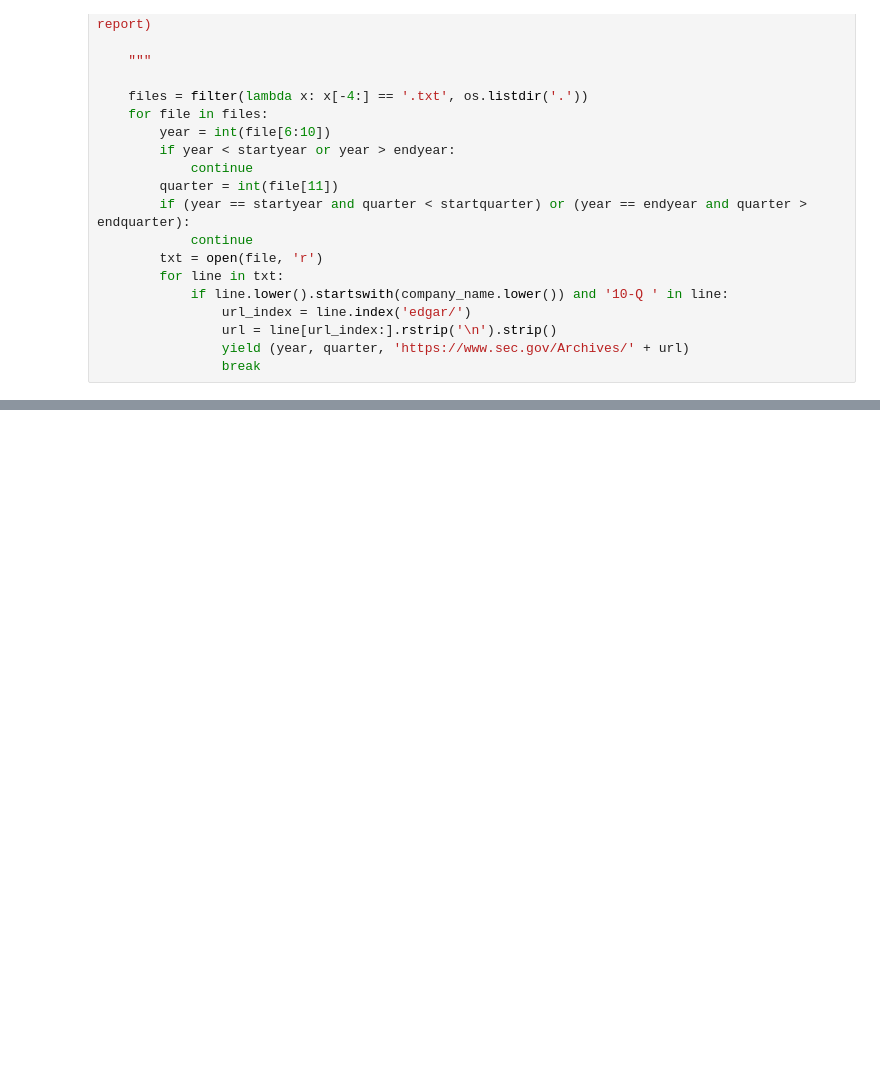
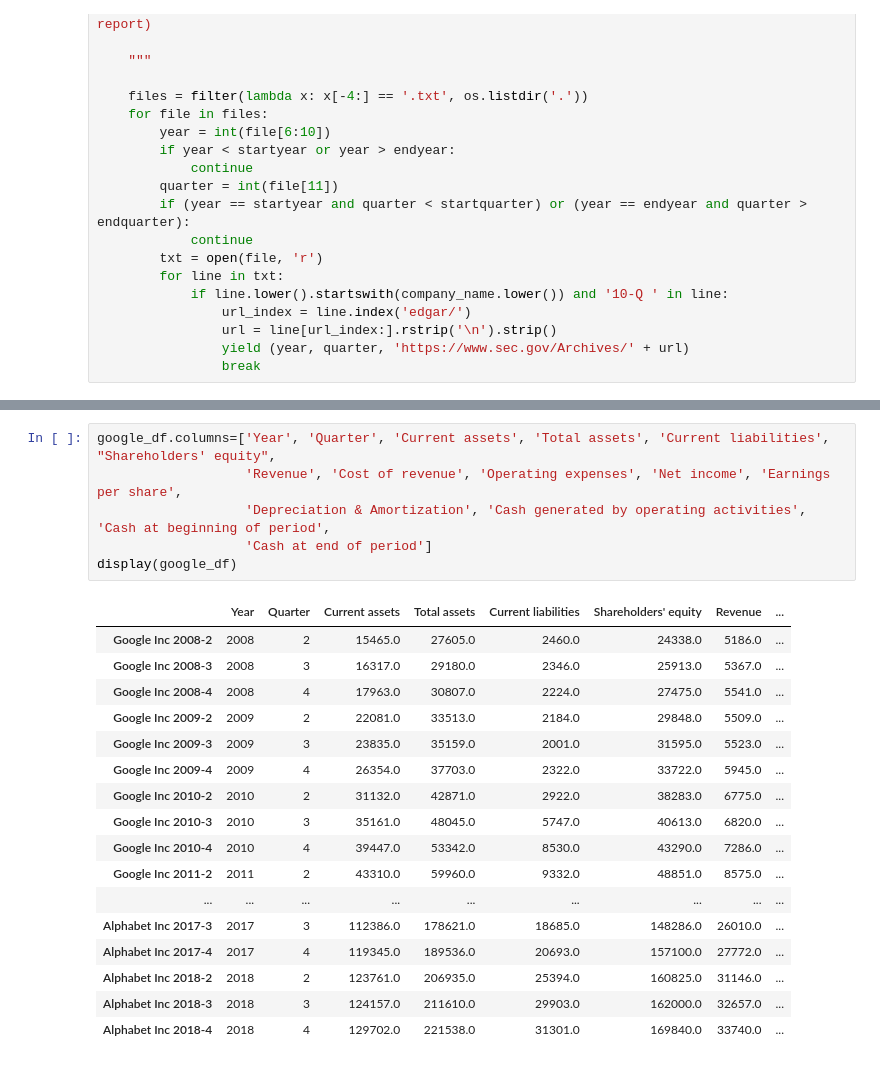
Before and after one commit to caseyhuhu/Capstone-Project, a Jupyter notebook: Data Scraper.ipynb, the cells around one changed output, grey strips where cells are left out. Drawn from its saved outputs; the diff is of its cells as text; blank space fills up the shorter version.

```diff
--- a/Data Scraper.ipynb
+++ b/Data Scraper.ipynb
@@ -313,0 +501,24 @@ def get_apple_data():
+# %%
+google_df.columns=['Year', 'Quarter', 'Current assets', 'Total assets', 'Current liabilities', "Shareholders' equity",
+                   'Revenue', 'Cost of revenue', 'Operating expenses', 'Net income', 'Earnings per share',
+                   'Depreciation & Amortization', 'Cash generated by operating activities', 'Cash at beginning of period',
+                   'Cash at end of period']
+display(google_df)
+# %% [output]
+|  | Year | Quarter | Current assets | Total assets | Current liabilities | Shareholders' equity | Revenue | ... |
+| Google Inc 2008-2 | 2008 | 2 | 15465.0 | 27605.0 | 2460.0 | 24338.0 | 5186.0 | ... |
+| Google Inc 2008-3 | 2008 | 3 | 16317.0 | 29180.0 | 2346.0 | 25913.0 | 5367.0 | ... |
+| Google Inc 2008-4 | 2008 | 4 | 17963.0 | 30807.0 | 2224.0 | 27475.0 | 5541.0 | ... |
+| Google Inc 2009-2 | 2009 | 2 | 22081.0 | 33513.0 | 2184.0 | 29848.0 | 5509.0 | ... |
+| Google Inc 2009-3 | 2009 | 3 | 23835.0 | 35159.0 | 2001.0 | 31595.0 | 5523.0 | ... |
+| Google Inc 2009-4 | 2009 | 4 | 26354.0 | 37703.0 | 2322.0 | 33722.0 | 5945.0 | ... |
+| Google Inc 2010-2 | 2010 | 2 | 31132.0 | 42871.0 | 2922.0 | 38283.0 | 6775.0 | ... |
+| Google Inc 2010-3 | 2010 | 3 | 35161.0 | 48045.0 | 5747.0 | 40613.0 | 6820.0 | ... |
+| Google Inc 2010-4 | 2010 | 4 | 39447.0 | 53342.0 | 8530.0 | 43290.0 | 7286.0 | ... |
+| Google Inc 2011-2 | 2011 | 2 | 43310.0 | 59960.0 | 9332.0 | 48851.0 | 8575.0 | ... |
+| ... | ... | ... | ... | ... | ... | ... | ... | ... |
+| Alphabet Inc 2017-3 | 2017 | 3 | 112386.0 | 178621.0 | 18685.0 | 148286.0 | 26010.0 | ... |
+| Alphabet Inc 2017-4 | 2017 | 4 | 119345.0 | 189536.0 | 20693.0 | 157100.0 | 27772.0 | ... |
+| Alphabet Inc 2018-2 | 2018 | 2 | 123761.0 | 206935.0 | 25394.0 | 160825.0 | 31146.0 | ... |
+| Alphabet Inc 2018-3 | 2018 | 3 | 124157.0 | 211610.0 | 29903.0 | 162000.0 | 32657.0 | ... |
+| Alphabet Inc 2018-4 | 2018 | 4 | 129702.0 | 221538.0 | 31301.0 | 169840.0 | 33740.0 | ... |
```
Also changed, not shown: parts of 16 cells of this notebook, 6 other files.
